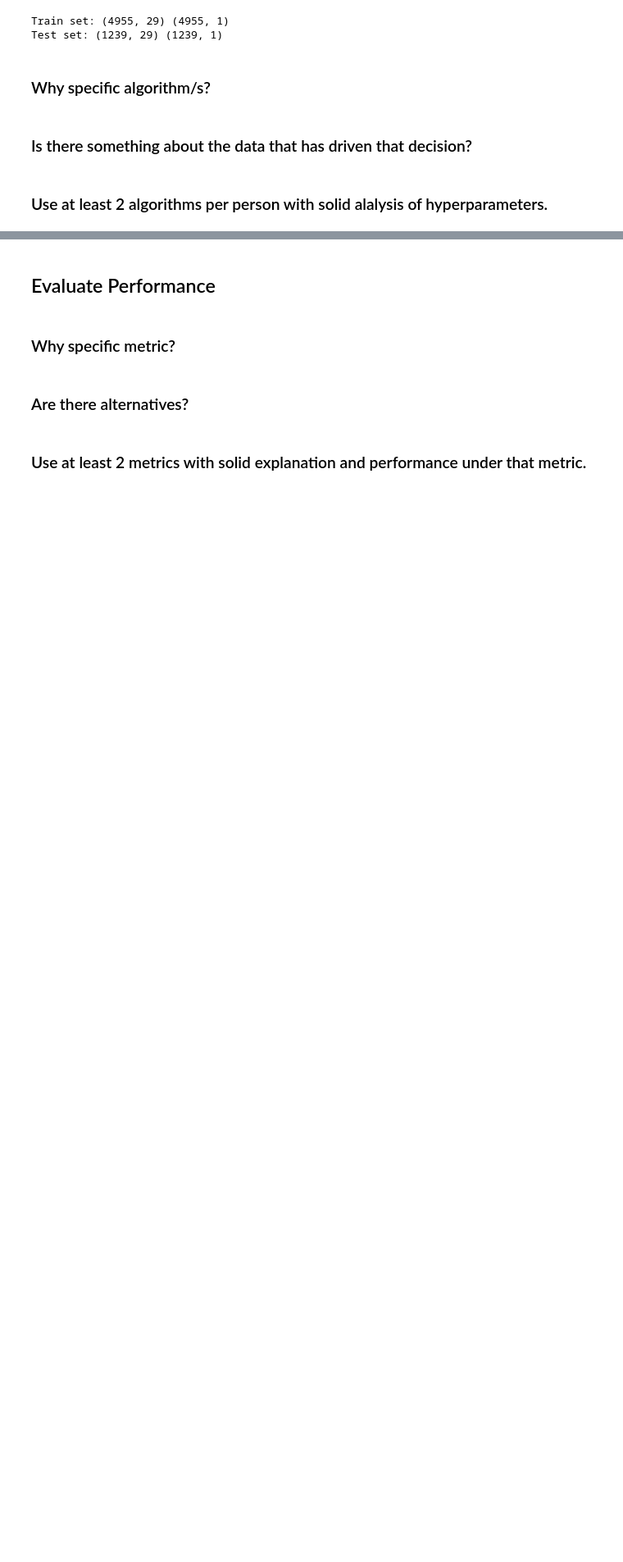
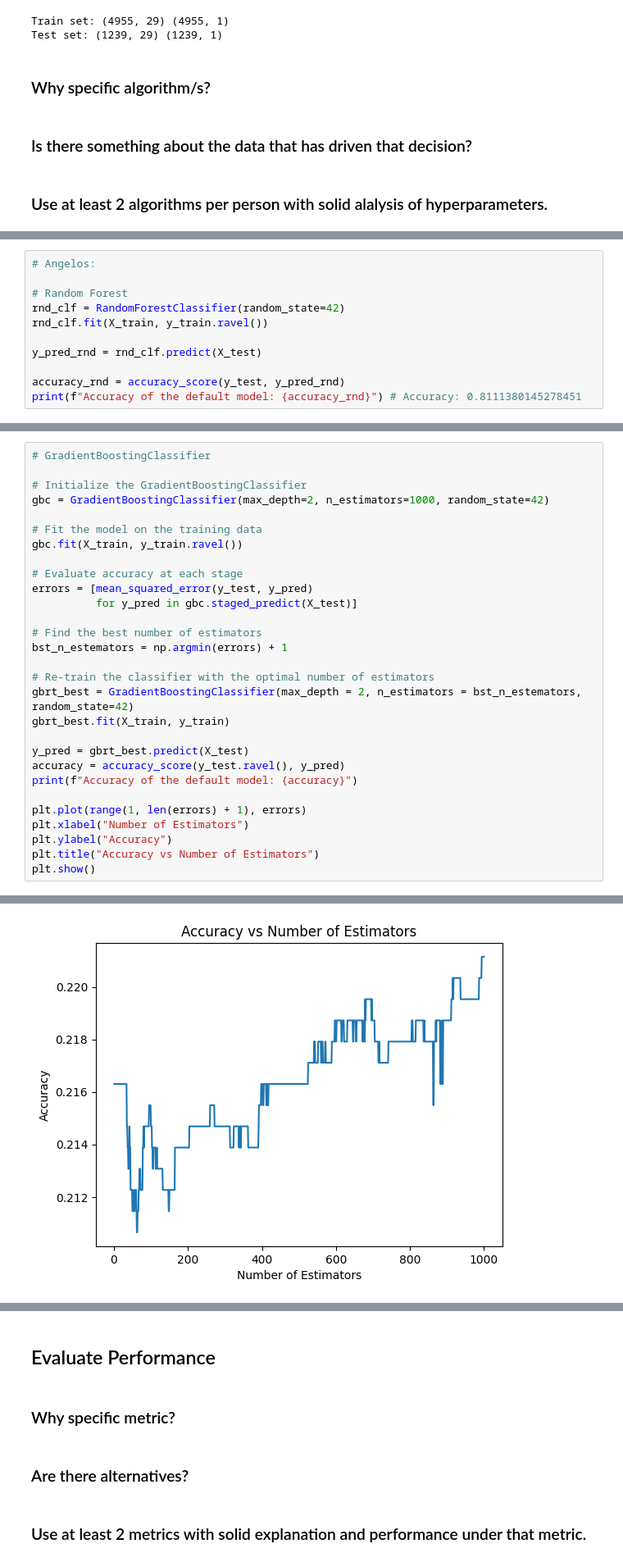
Before and after one commit to toutsos/ml_project, a Jupyter notebook: big-data-ml-project.ipynb, the cells around one changed output, grey strips where cells are left out. Shown at 82% size. Cells and saved outputs as stored; diff of their text form; blank space fills up the shorter version.

```diff
--- a/big-data-ml-project.ipynb
+++ b/big-data-ml-project.ipynb
@@ -536,0 +544,11 @@ Test set: (1239, 29) (1239, 1)
+# %%
+# Angelos:
+
+# Random Forest
+rnd_clf = RandomForestClassifier(random_state=42)
+rnd_clf.fit(X_train, y_train.ravel())
+
+y_pred_rnd = rnd_clf.predict(X_test)
+
+accuracy_rnd = accuracy_score(y_test, y_pred_rnd)
+print(f"Accuracy of the default model: {accuracy_rnd}") # Accuracy: 0.8111380145278451
@@ -536,0 +641,30 @@ Test set: (1239, 29) (1239, 1)
+# %%
+# GradientBoostingClassifier
+
+# Initialize the GradientBoostingClassifier
+gbc = GradientBoostingClassifier(max_depth=2, n_estimators=1000, random_state=42)
+
+# Fit the model on the training data
+gbc.fit(X_train, y_train.ravel())
+
+# Evaluate accuracy at each stage
+errors = [mean_squared_error(y_test, y_pred)
+          for y_pred in gbc.staged_predict(X_test)]
+
+# Find the best number of estimators
+bst_n_estemators = np.argmin(errors) + 1
+
+# Re-train the classifier with the optimal number of estimators
+gbrt_best = GradientBoostingClassifier(max_depth = 2, n_estimators = bst_n_estemators, random_state=42)
+gbrt_best.fit(X_train, y_train)
+
+y_pred = gbrt_best.predict(X_test)
+accuracy = accuracy_score(y_test.ravel(), y_pred)
+print(f"Accuracy of the default model: {accuracy}")
+
+plt.plot(range(1, len(errors) + 1), errors)
+plt.xlabel("Number of Estimators")
+plt.ylabel("Accuracy")
+plt.title("Accuracy vs Number of Estimators")
+plt.show()
+# %% [output]
@@ -536,0 +672 @@ Test set: (1239, 29) (1239, 1)
+[figure, added]
```
Also changed, not shown: parts of 11 cells of this notebook.
